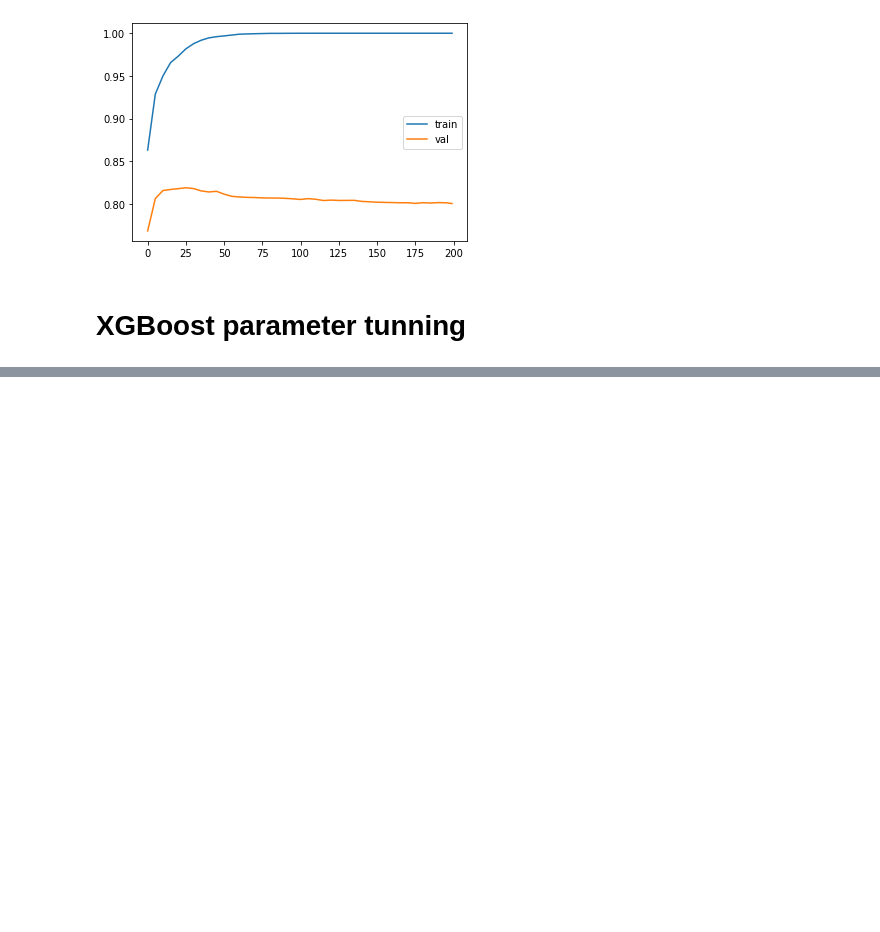
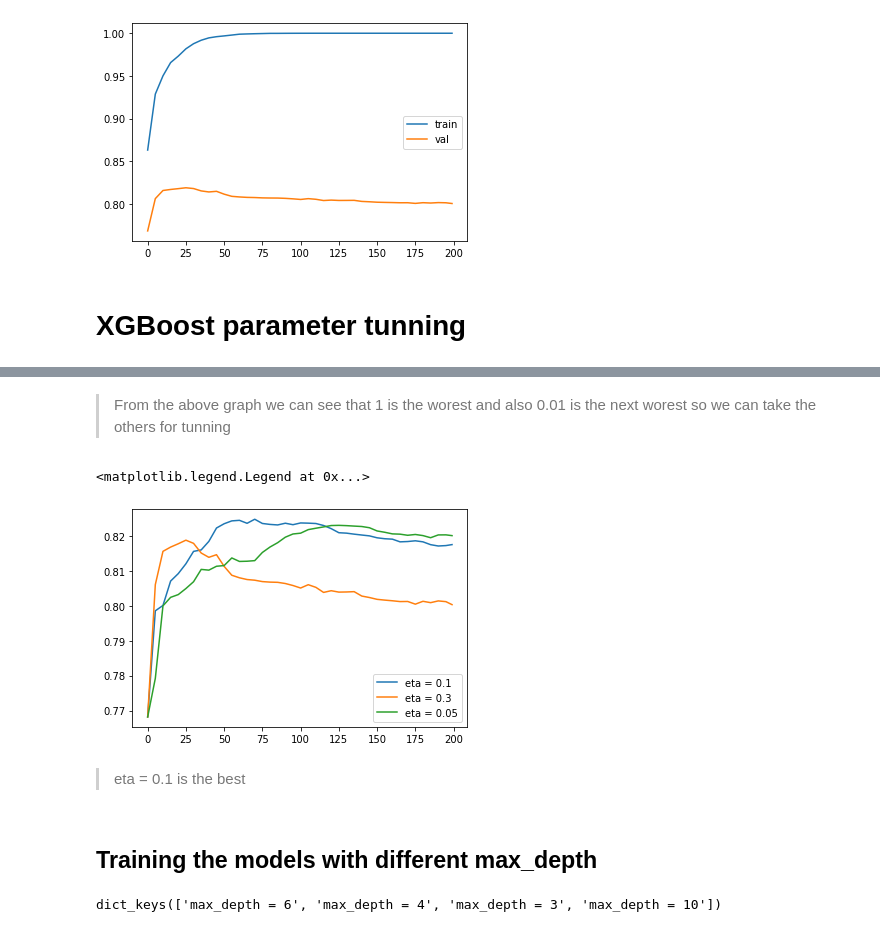
Before and after one commit to Micky373/ml_zoomcamp, a Jupyter notebook: week_6/credit_risk.ipynb, the cells around one changed output, grey strips where cells are left out. Saved outputs shown, nothing was run; the diff lists cells and outputs as text; code cells hidden in the pictures; blank space fills up the shorter version.

```diff
--- a/week_6/credit_risk.ipynb
+++ b/week_6/credit_risk.ipynb
@@ -891,0 +919,15 @@ print('Going on')
+# %% [markdown]
+> From the above graph we can see that 1 is the worest and also 0.01 is the next worest so we can take the others for tunning
+# %%
+etas = ['eta = 0.1','eta = 0.3','eta = 0.05']
+for eta in etas:
+    df_scores = tunning_eta[eta]
+    plt.plot(df_scores.num_iter,df_scores.val_auc,label=eta)
+plt.legend()
+# %% [output]
+<matplotlib.legend.Legend at 0x...>
+[figure, added]
+# %% [markdown]
+> eta = 0.1 is the best
+# %% [markdown]
+## Training the models with different max_depth
@@ -891,0 +961,4 @@ print('Going on')
+# %%
+tunning_max_depth.keys()
+# %% [output]
+dict_keys(['max_depth = 6', 'max_depth = 4', 'max_depth = 3', 'max_depth = 10'])
```
Also changed, not shown: parts of 36 cells of this notebook.
